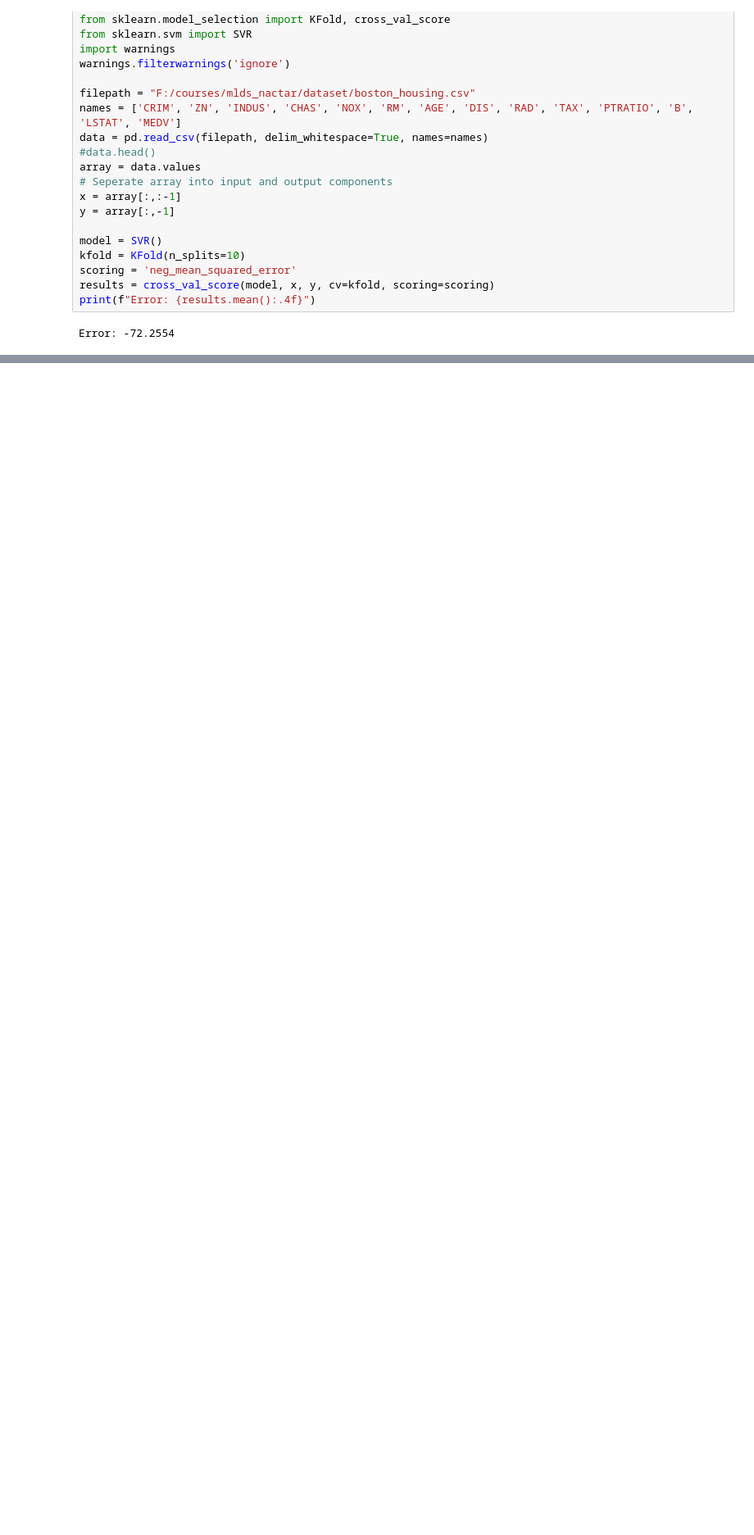
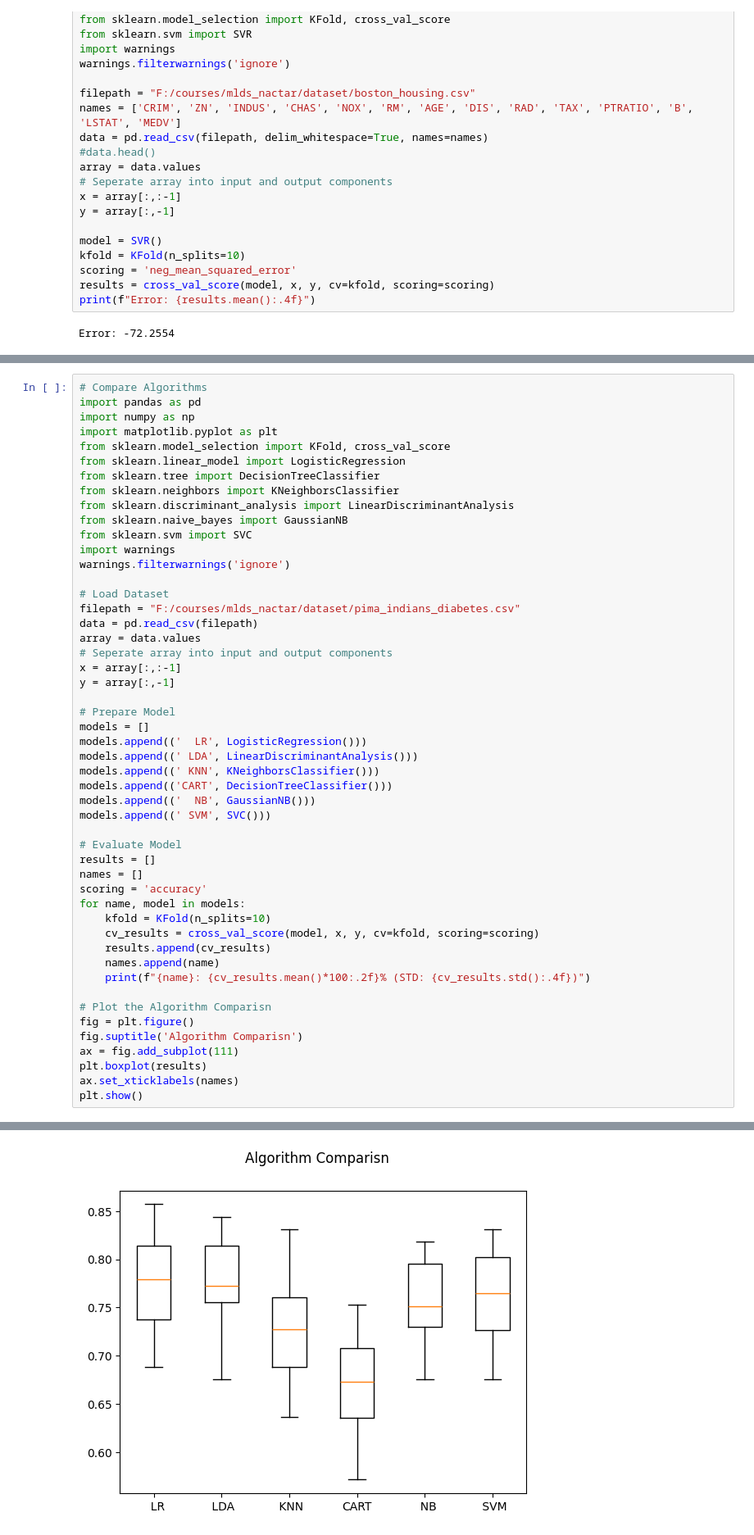
Before and after one commit to ABS-Sayem/machine_learning, a Jupyter notebook: ml_mastery/machine_learning_intro.ipynb, the cells around one changed output, grey strips where cells are left out. Shown at 82% size. Drawn from its saved outputs; the diff is of its cells as text; blank space fills up the shorter version.

Commit message:
added compare classification algorithms

```diff
--- a/ml_mastery/machine_learning_intro.ipynb
+++ b/ml_mastery/machine_learning_intro.ipynb
@@ -1544,0 +1550,51 @@ Error: -72.2554
+# %%
+# Compare Algorithms
+import pandas as pd
+import numpy as np
+import matplotlib.pyplot as plt
+from sklearn.model_selection import KFold, cross_val_score
+from sklearn.linear_model import LogisticRegression
+from sklearn.tree import DecisionTreeClassifier
+from sklearn.neighbors import KNeighborsClassifier
+from sklearn.discriminant_analysis import LinearDiscriminantAnalysis
+from sklearn.naive_bayes import GaussianNB
+from sklearn.svm import SVC
+import warnings
+warnings.filterwarnings('ignore')
+
+# Load Dataset
+filepath = "F:/courses/mlds_nactar/dataset/pima_indians_diabetes.csv"
+data = pd.read_csv(filepath)
+array = data.values
+# Seperate array into input and output components
+x = array[:,:-1]
+y = array[:,-1]
+
+# Prepare Model
+models = []
+models.append(('  LR', LogisticRegression()))
+models.append((' LDA', LinearDiscriminantAnalysis()))
+models.append((' KNN', KNeighborsClassifier()))
+models.append(('CART', DecisionTreeClassifier()))
+models.append(('  NB', GaussianNB()))
+models.append((' SVM', SVC()))
+
+# Evaluate Model
+results = []
+names = []
+scoring = 'accuracy'
+for name, model in models:
+    kfold = KFold(n_splits=10)
+    cv_results = cross_val_score(model, x, y, cv=kfold, scoring=scoring)
+    results.append(cv_results)
+    names.append(name)
+    print(f"{name}: {cv_results.mean()*100:.2f}% (STD: {cv_results.std():.4f})")
+
+# Plot the Algorithm Comparisn
+fig = plt.figure()
+fig.suptitle('Algorithm Comparisn')
+ax = fig.add_subplot(111)
+plt.boxplot(results)
+ax.set_xticklabels(names)
+plt.show()
+# %% [output]
@@ -1544,0 +1607 @@ Error: -72.2554
+[figure, added]
```
Also changed, not shown: parts of 2 cells of this notebook.
